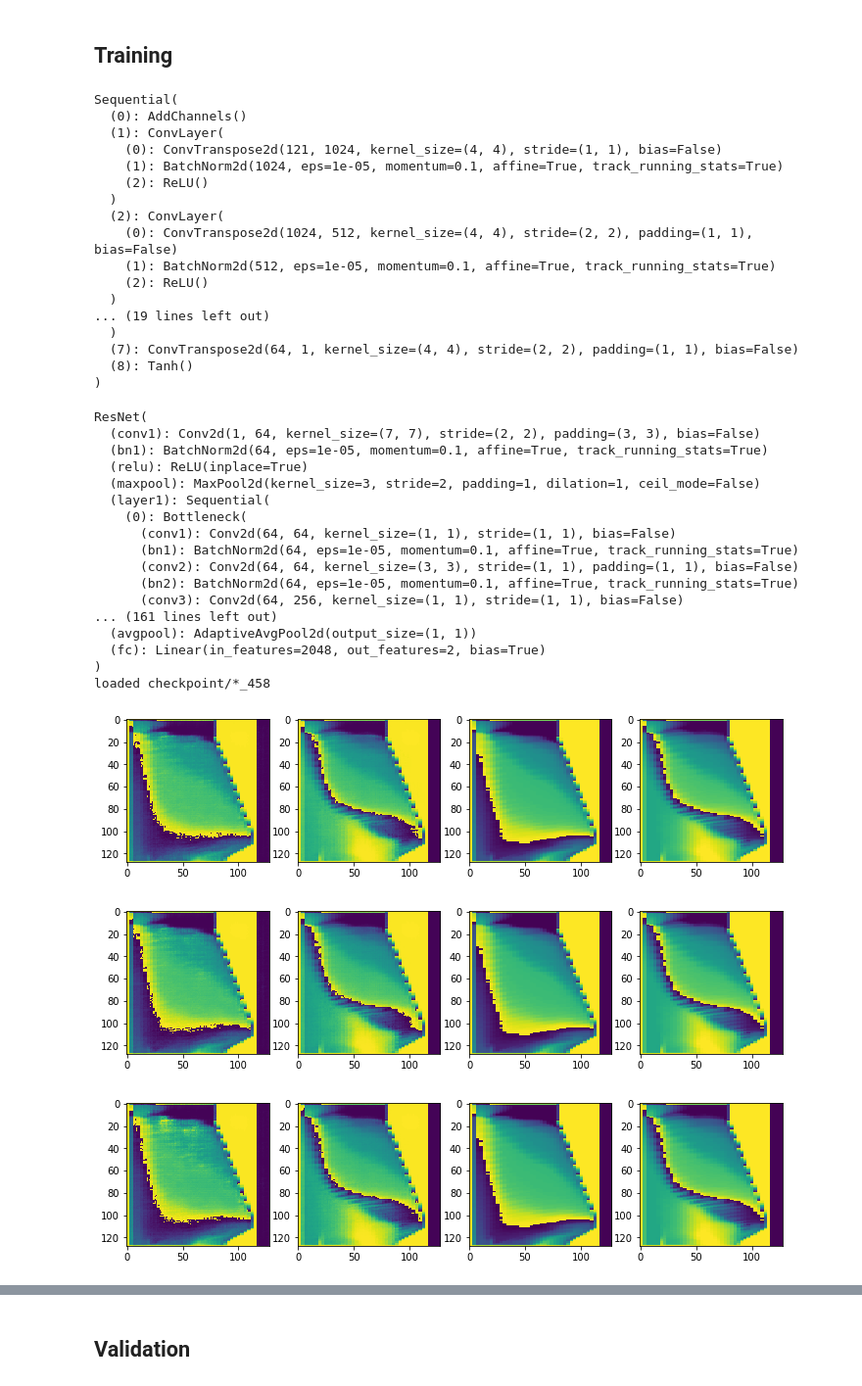
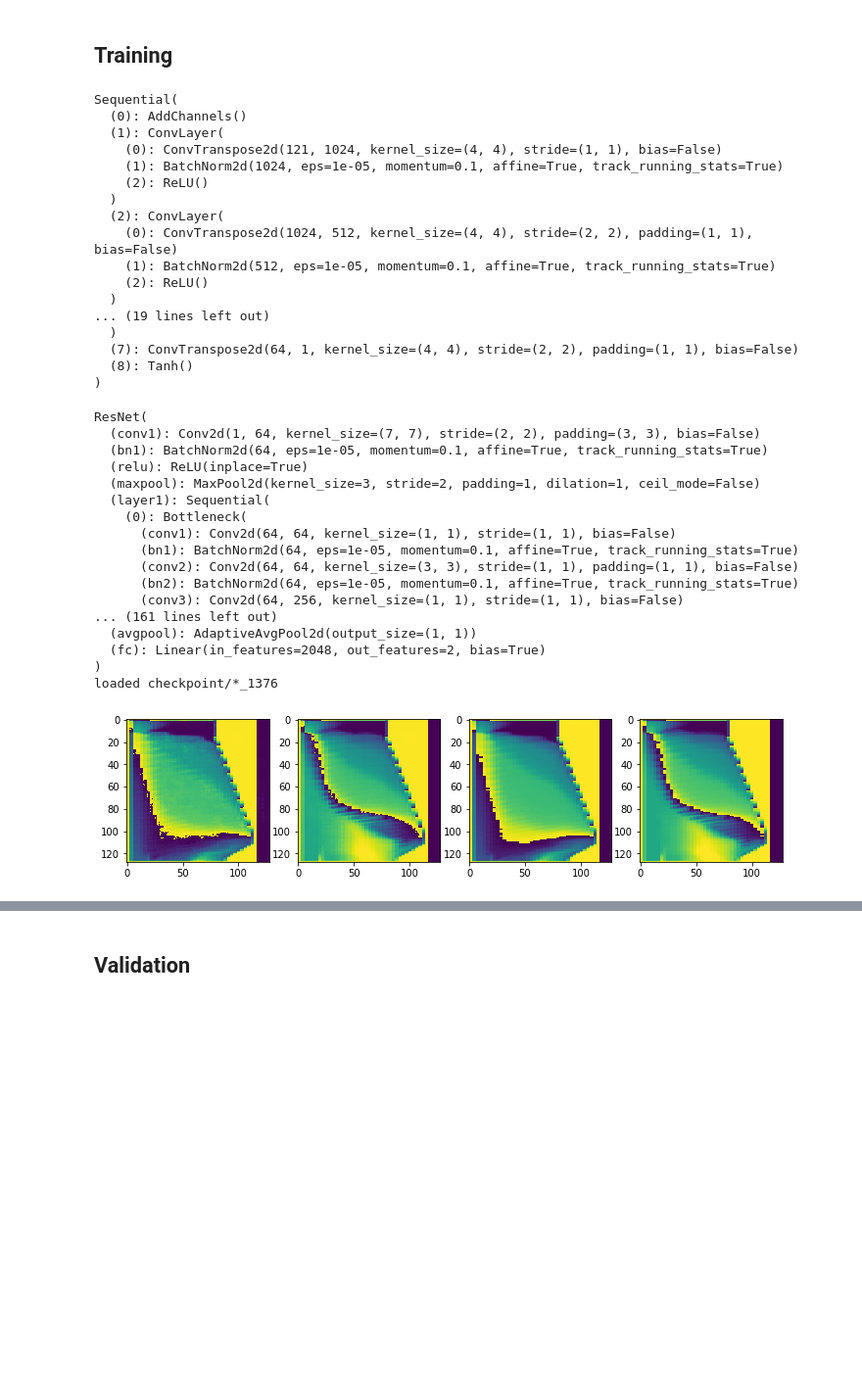
Before and after one commit to JoeyShapiro/blast-furnace-cgan, a Jupyter notebook: cgan.ipynb, the cells around one changed output, grey strips where cells are left out. Shown at 98% size. Cells and saved outputs as stored; diff of their text form; code cells hidden in the pictures; blank space fills up the shorter version.

```diff
--- a/cgan.ipynb
+++ b/cgan.ipynb
@@ -820,7 +820,7 @@ D_model.to(device)
 # D_loss_fn.to(device)
 
 training_loop(  N_Epochs, G_model, D_model, D_loss_fn, G_opt, D_opt,
-    checkpoint='checkpoint', save_interval=100, stop_after=datetime.timedelta(hours=3, minutes=30), start_epoch=458   )
+    checkpoint='checkpoint', save_interval=100, stop_after=datetime.timedelta(hours=3, minutes=30), start_epoch=1376   )
 # %% [output]
 Sequential(
   (0): AddChannels()
@@ -828,34 +828,32 @@ Sequential(
     (0): ConvTranspose2d(121, 1024, kernel_size=(4, 4), stride=(1, 1), bias=False)
     (1): BatchNorm2d(1024, eps=1e-05, momentum=0.1, affine=True, track_running_stats=True)
     (2): ReLU()
   )
   (2): ConvLayer(
     (0): ConvTranspose2d(1024, 512, kernel_size=(4, 4), stride=(2, 2), padding=(1, 1), bias=False)
     (1): BatchNorm2d(512, eps=1e-05, momentum=0.1, affine=True, track_running_stats=True)
     (2): ReLU()
   )
 ... (19 lines left out)
   )
   (7): ConvTranspose2d(64, 1, kernel_size=(4, 4), stride=(2, 2), padding=(1, 1), bias=False)
   (8): Tanh()
 )
 ResNet(
   (conv1): Conv2d(1, 64, kernel_size=(7, 7), stride=(2, 2), padding=(3, 3), bias=False)
   (bn1): BatchNorm2d(64, eps=1e-05, momentum=0.1, affine=True, track_running_stats=True)
   (relu): ReLU(inplace=True)
   (maxpool): MaxPool2d(kernel_size=3, stride=2, padding=1, dilation=1, ceil_mode=False)
   (layer1): Sequential(
     (0): Bottleneck(
       (conv1): Conv2d(64, 64, kernel_size=(1, 1), stride=(1, 1), bias=False)
       (bn1): BatchNorm2d(64, eps=1e-05, momentum=0.1, affine=True, track_running_stats=True)
       (conv2): Conv2d(64, 64, kernel_size=(3, 3), stride=(1, 1), padding=(1, 1), bias=False)
       (bn2): BatchNorm2d(64, eps=1e-05, momentum=0.1, affine=True, track_running_stats=True)
       (conv3): Conv2d(64, 256, kernel_size=(1, 1), stride=(1, 1), bias=False)
 ... (161 lines left out)
   (avgpool): AdaptiveAvgPool2d(output_size=(1, 1))
   (fc): Linear(in_features=2048, out_features=2, bias=True)
 )
-loaded checkpoint/*_458
+loaded checkpoint/*_1376
-[figure, old version]
+[figure, new version]
-[figure, removed]
-[figure, removed]
```
Also changed, not shown: parts of 7 cells of this notebook.
